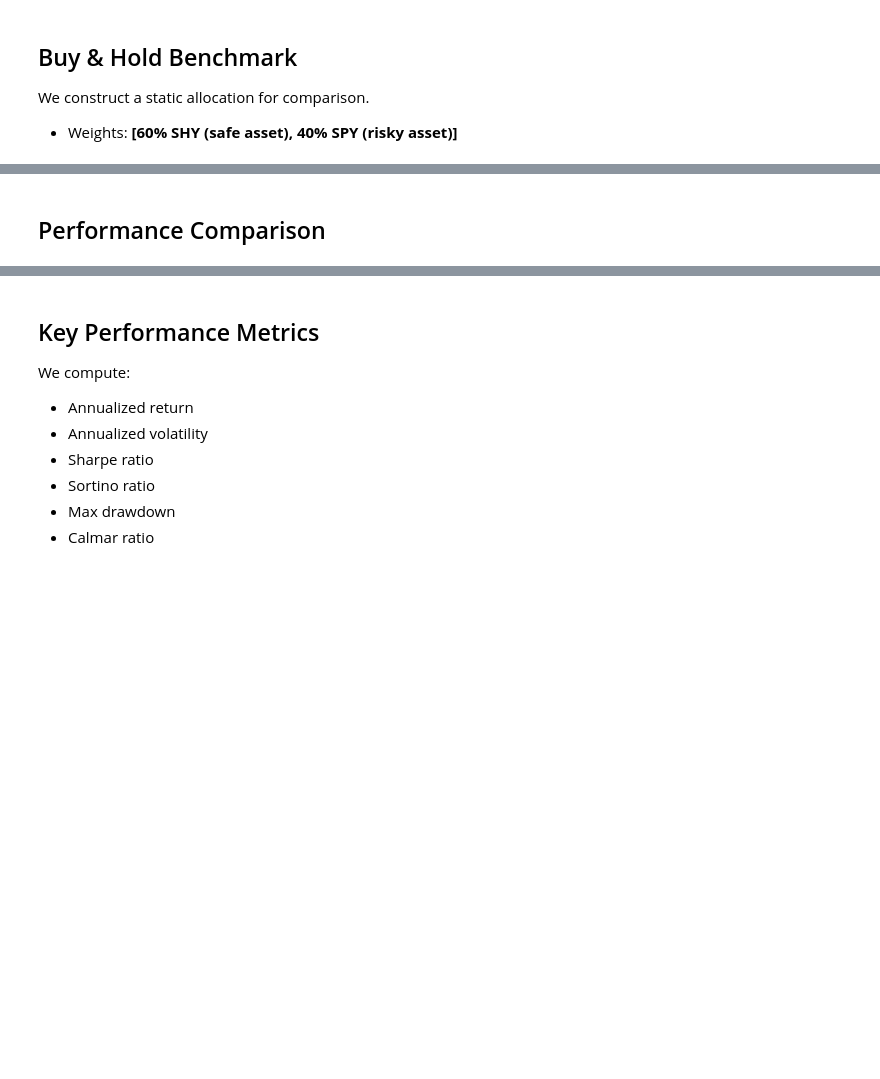
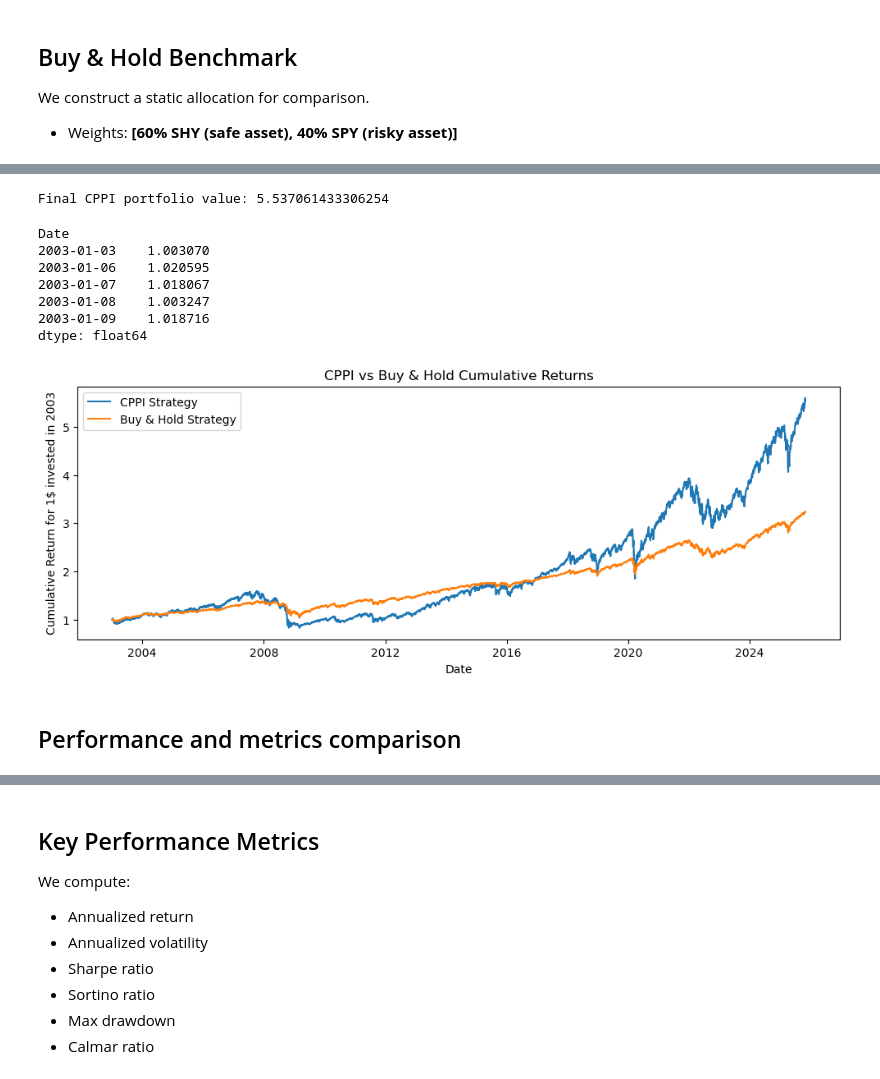
Before and after one commit to melted-cheese-enjoyer/Research-Methodology, a Jupyter notebook: notebooks/portfolio_strategy.ipynb, the cells around one changed output, grey strips where cells are left out. Cells and saved outputs as stored; diff of their text form; code cells hidden in the pictures; blank space fills up the shorter version.

```diff
--- a/notebooks/portfolio_strategy.ipynb
+++ b/notebooks/portfolio_strategy.ipynb
@@ -230,24 +248,54 @@ plt.show()
 # %%
 # === PARAMETERS ===
-m = 3
-floor = 0.8  # 80% capital floor
+# We will do the study for m=3 and floor=80% but you can change these values and we will vary them later to have different scenarios
+m = 3 # risk multiplier
+floor = 0.8  # capital floor
 portfolio_value = 1.0
-
 cppi_vals = []
 weight_risky = []
 
-for t in range(len(returns)):
-    cushion = portfolio_value - floor
-    w = m * cushion
-    w = np.clip(w, 0, 1)
+# Choose rebalancing frequency: 'D' (daily), 'W' (weekly), 'ME' (monthly)
+rebalance_freq = 'ME'
 
-    r = w * returns["SPY"].iloc[t] + (1-w) * 0  # cash return = 0
-    portfolio_value *= (1 + r)
+# Create a mask for rebalancing dates
+rebalance_dates = returns.resample(rebalance_freq).first().index
+
+for date, row in returns.iterrows():
+    # Rebalance only on chosen frequency dates
+    if date in rebalance_dates:
+        cushion = portfolio_value - floor
+        w = m * cushion # risky asset weight
+        w = np.clip(w, 0, 1)  # cap between 0 and 1 because we cannot invest more than 100% or less than 0%
+
+    # Portfolio evolves daily using last chosen weight
+    r = w * row["SPY"] + (1 - w) * row["SHY"]
+    portfolio_value *= (1 + r) # update portfolio value
 
     cppi_vals.append(portfolio_value)
     weight_risky.append(w)
 
 strategy_cum = pd.Series(cppi_vals, index=returns.index)
+plt.figure(figsize=(12,4))
+plt.plot(strategy_cum, label="CPPI Strategy")
+plt.plot(bh_cum, label="Buy & Hold Strategy")
+plt.title("CPPI vs Buy & Hold Cumulative Returns")
+plt.xlabel("Date")
+plt.ylabel("Cumulative Return for 1$ invested in 2003")
+plt.legend()
+print("Final CPPI portfolio value:", strategy_cum.iloc[-1])
+
+strategy_cum.describe()
+strategy_cum.head()
+# %% [output]
+Final CPPI portfolio value: 5.537061433306254
+Date
+2003-01-03    1.003070
+2003-01-06    1.020595
+2003-01-07    1.018067
+2003-01-08    1.003247
+2003-01-09    1.018716
+dtype: float64
+[figure, added]
 # %% [markdown]
-## Performance Comparison
+## Performance and metrics comparison
 # %%
```
Also changed, not shown: parts of 8 cells of this notebook, 1 other file.
